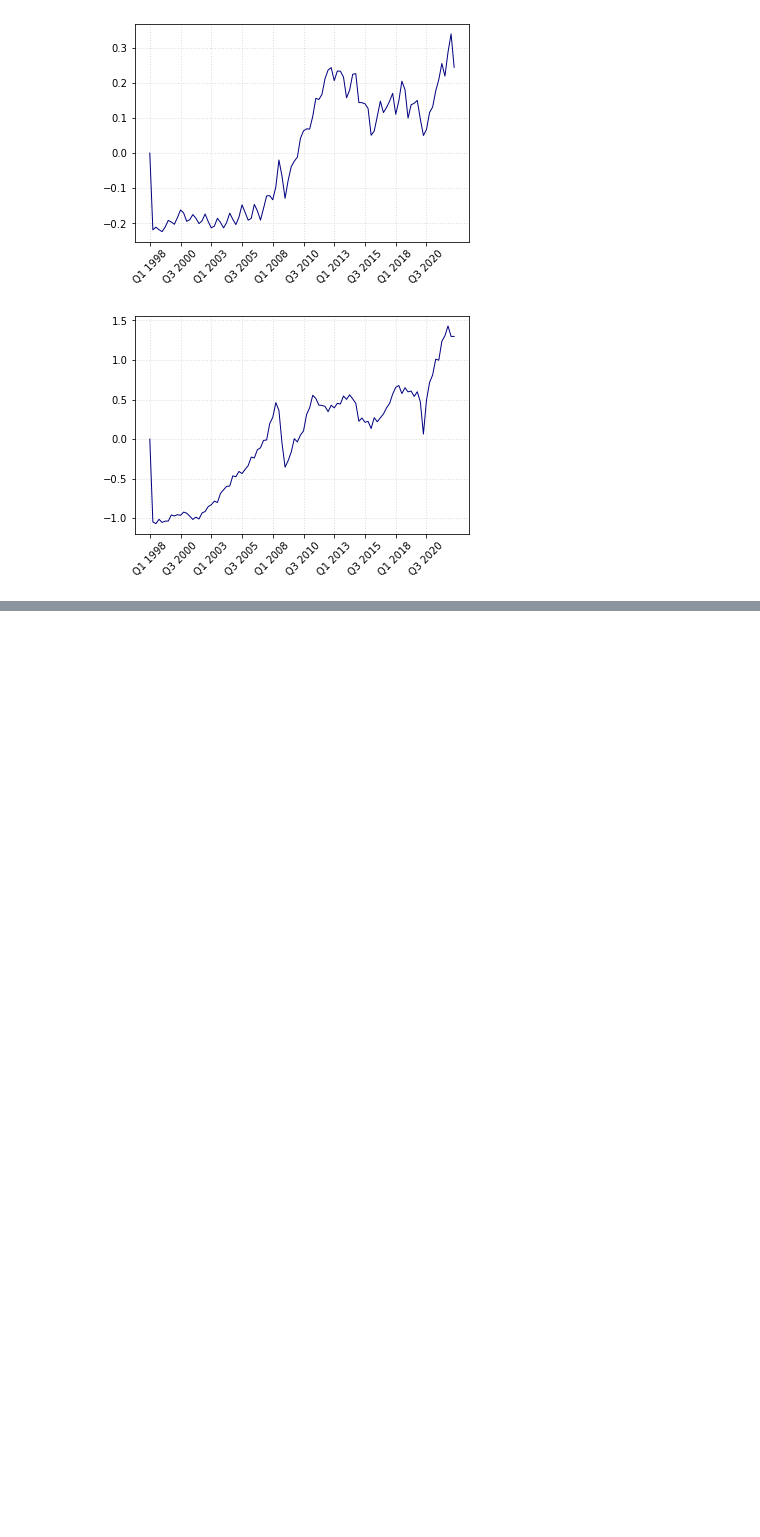
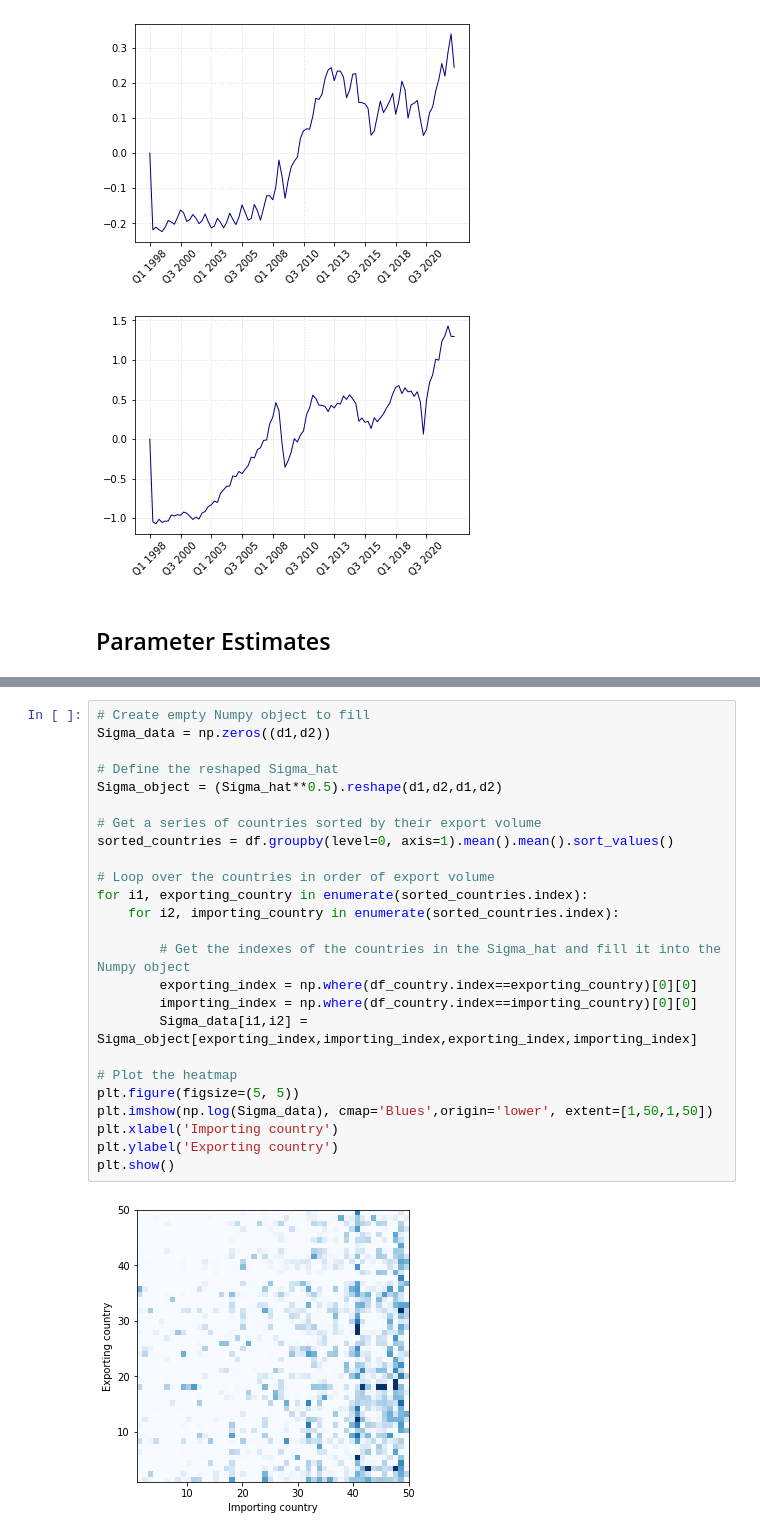
Before and after one commit to JochemvdBosch/Score-driven_Tensor_Factor_Model, a Jupyter notebook: Empirical Application.ipynb, the cells around one changed output, grey strips where cells are left out. Drawn from its saved outputs; the diff is of its cells as text; blank space fills up the shorter version.

```diff
--- a/Empirical Application.ipynb
+++ b/Empirical Application.ipynb
@@ -263,6 +271,8 @@ for i in range(r):
 [figure]
 [figure]
 [figure]
+# %% [markdown]
+## Parameter Estimates
 # %%
 # Create a DataFrame with the optimized parameters
 df_U_k = pd.DataFrame(np.hstack([Xopt[1],Xopt[2]]),index=country_array,columns=["Factor 1 $\mathbf{U}_1$","Factor 2 $\mathbf{U}_1$","Factor 1 $\mathbf{U}_2$","Factor 2 $\mathbf{U}_2$"])
@@ -299,3 +309,30 @@ display(pd.concat([df_country['Income groups'],df_U_k],axis=1).groupby(by=["Inco
 | Lower-Middle-Income Economies | 0.134868 | 0.055454 | 0.022033 | 0.123348 | ... |
 | Upper-Middle-Income Economies | 0.092766 | 0.098014 | 0.102491 | 0.135510 | ... |
 | High-Income Economies | -0.010840 | 0.145288 | -0.022292 | 0.129572 | ... |
+# %%
+# Create empty Numpy object to fill
+Sigma_data = np.zeros((d1,d2))
+
+# Define the reshaped Sigma_hat
+Sigma_object = (Sigma_hat**0.5).reshape(d1,d2,d1,d2)
+
+# Get a series of countries sorted by their export volume
+sorted_countries = df.groupby(level=0, axis=1).mean().mean().sort_values()
+
+# Loop over the countries in order of export volume
+for i1, exporting_country in enumerate(sorted_countries.index):
+    for i2, importing_country in enumerate(sorted_countries.index):
+
+        # Get the indexes of the countries in the Sigma_hat and fill it into the Numpy object
+        exporting_index = np.where(df_country.index==exporting_country)[0][0]
+        importing_index = np.where(df_country.index==importing_country)[0][0]
+        Sigma_data[i1,i2] = Sigma_object[exporting_index,importing_index,exporting_index,importing_index]
+
+# Plot the heatmap
+plt.figure(figsize=(5, 5))
+plt.imshow(np.log(Sigma_data), cmap='Blues',origin='lower', extent=[1,50,1,50])
+plt.xlabel('Importing country')
+plt.ylabel('Exporting country')
+plt.show()
+# %% [output]
+[figure, added]
```
Also changed, not shown: parts of 7 cells of this notebook.
